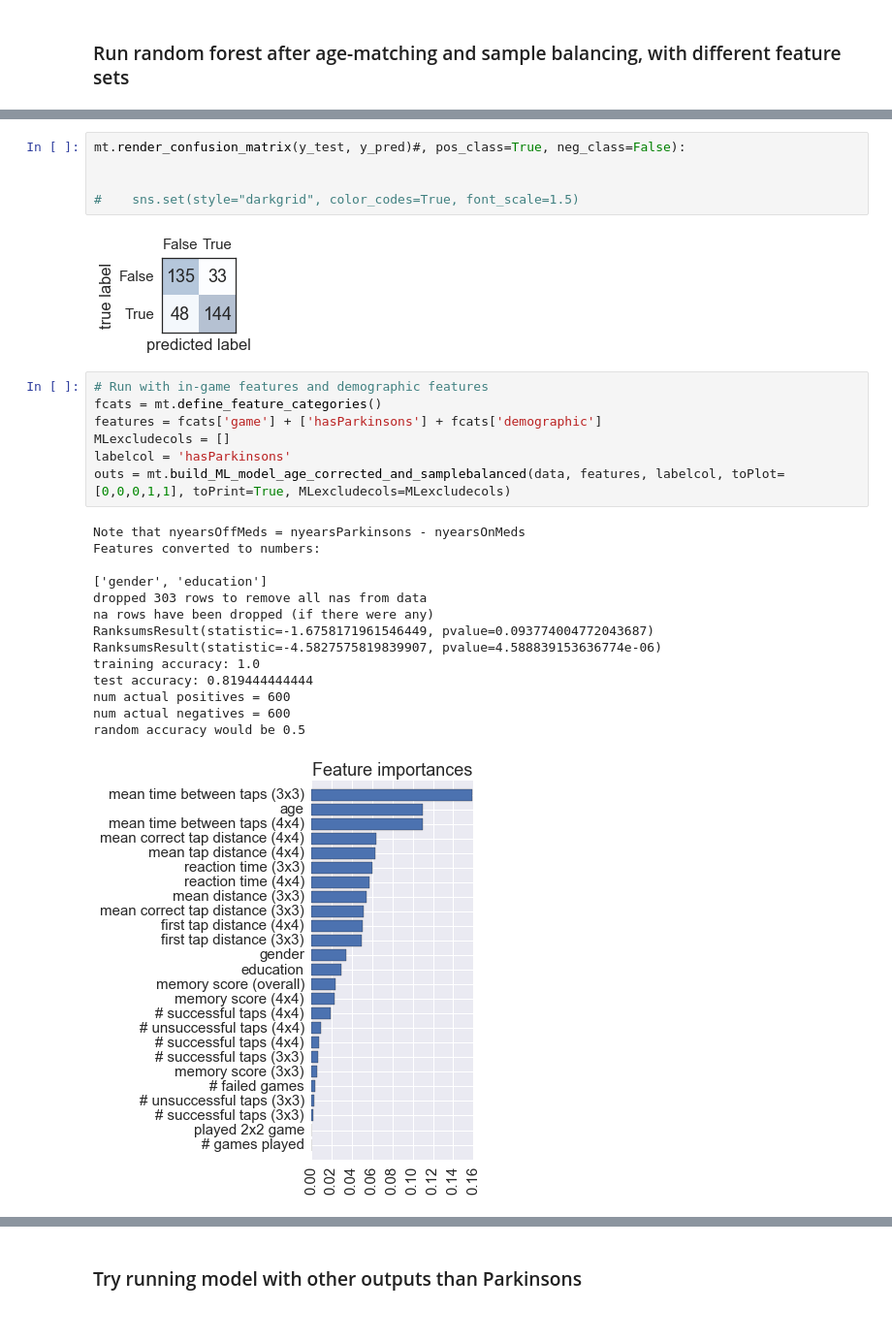
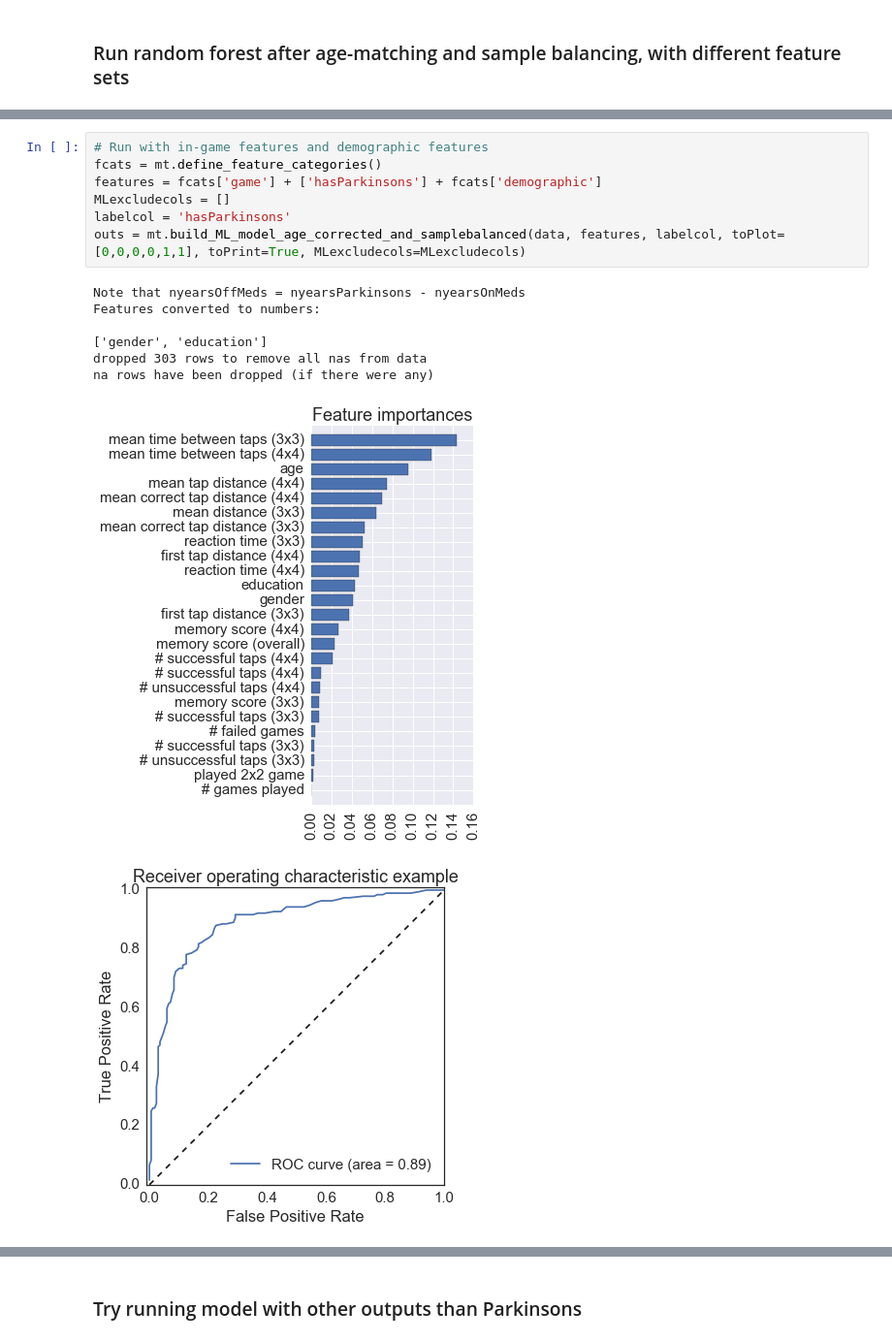
Before and after one commit to mattoby/mpower_memory, a Jupyter notebook: Memory_data_ML.ipynb, the cells around one changed output, grey strips where cells are left out. Shown: that part at 97% size. Saved outputs shown, nothing was run; the diff lists cells and outputs as text.

```diff
--- a/Memory_data_ML.ipynb
+++ b/Memory_data_ML.ipynb
@@ -152,29 +157,16 @@ IndexError: list index out of range
-# %%
-mt.render_confusion_matrix(y_test, y_pred)#, pos_class=True, neg_class=False):
-
-
-#    sns.set(style="darkgrid", color_codes=True, font_scale=1.5)
-# %% [output]
-[figure, removed]
 # %%
 # Run with in-game features and demographic features
 fcats = mt.define_feature_categories()
 features = fcats['game'] + ['hasParkinsons'] + fcats['demographic']
 MLexcludecols = []
 labelcol = 'hasParkinsons'
-outs = mt.build_ML_model_age_corrected_and_samplebalanced(data, features, labelcol, toPlot=[0,0,0,1,1], toPrint=True, MLexcludecols=MLexcludecols)
+outs = mt.build_ML_model_age_corrected_and_samplebalanced(data, features, labelcol, toPlot=[0,0,0,0,1,1], toPrint=True, MLexcludecols=MLexcludecols)
 # %% [output]
 Note that nyearsOffMeds = nyearsParkinsons - nyearsOnMeds
 Features converted to numbers:
 
 ['gender', 'education']
 dropped 303 rows to remove all nas from data
 na rows have been dropped (if there were any)
-RanksumsResult(statistic=-1.6758171961546449, pvalue=0.093774004772043687)
-RanksumsResult(statistic=-4.5827575819839907, pvalue=4.588839153636774e-06)
-training accuracy: 1.0
-test accuracy: 0.819444444444
-num actual positives = 600
-num actual negatives = 600
-random accuracy would be 0.5
-[figure, old version]
+[figure, new version]
+[figure, added]
```
Also changed, not shown: parts of 17 cells of this notebook, 1 other file.
